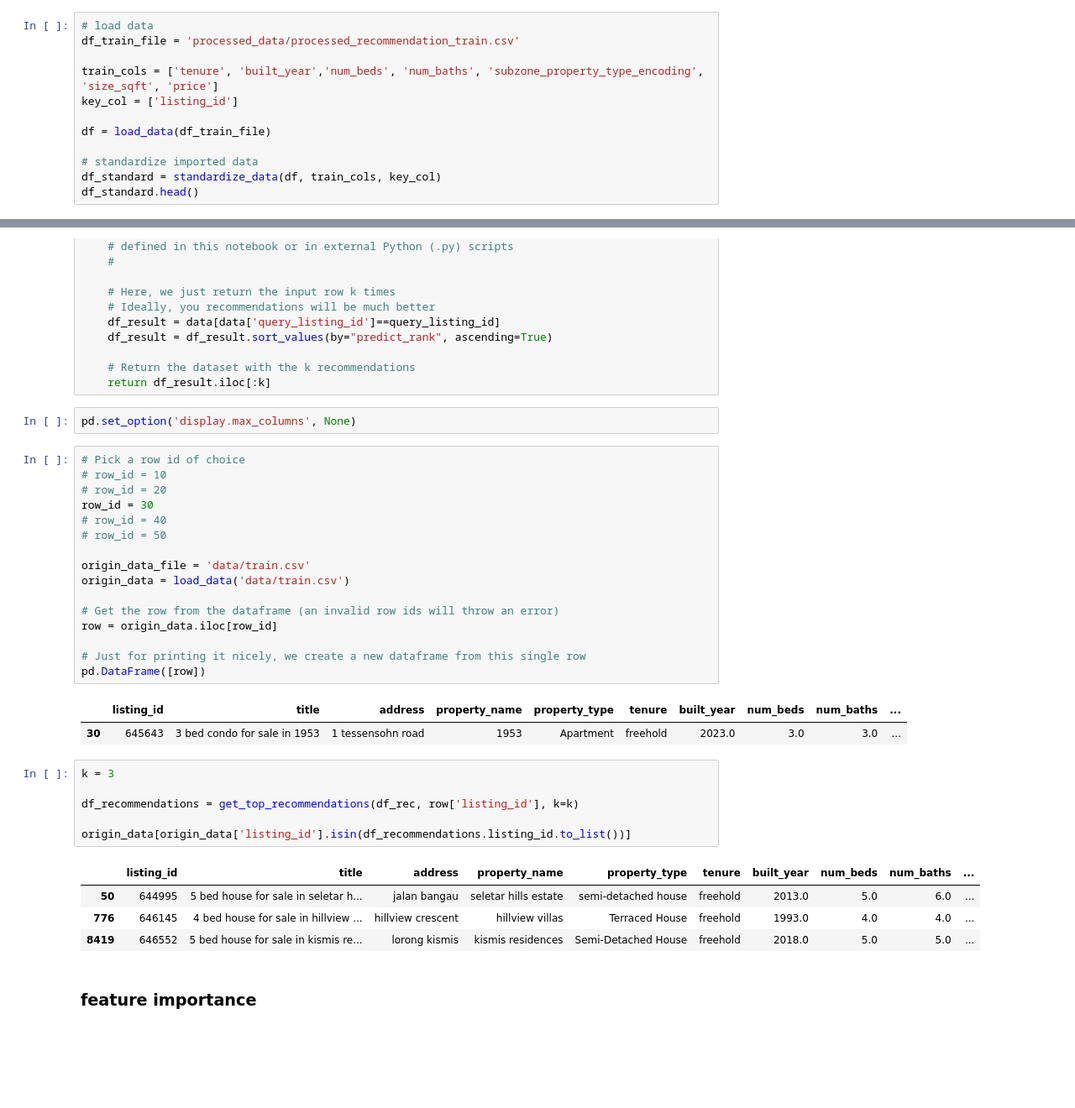
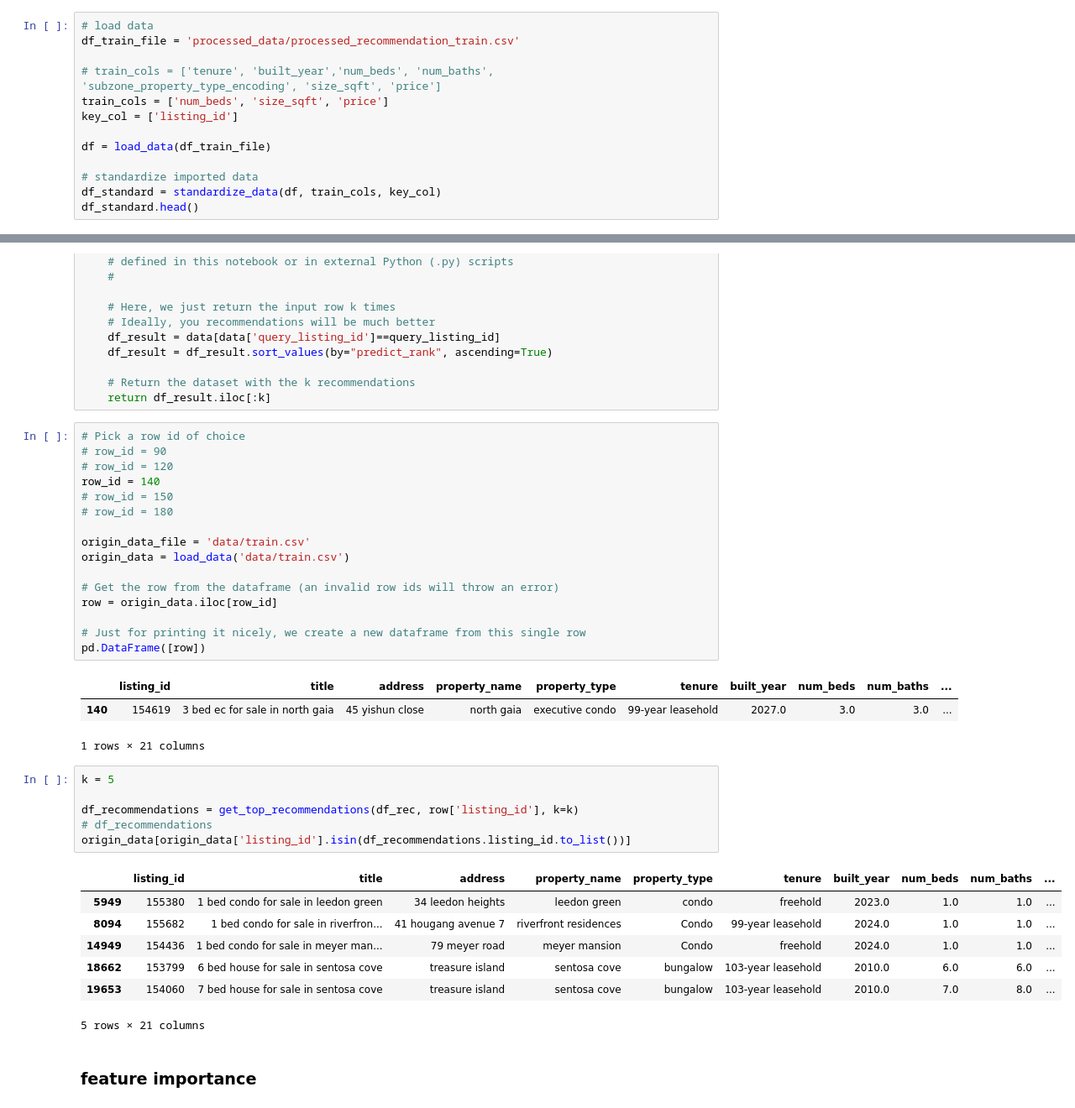
Before and after one commit to PigeonPhobia/no-bylan-regressor, a Jupyter notebook: Task2_Recommendation_Engine.ipynb, the cells around one changed output, grey strips where cells are left out. Shown: that part at 84% size. Drawn from its saved outputs; the diff is of its cells as text; blank space fills up the shorter version.

Commit message:
update recommendation engine and data
1.update recommendation engine: LGBMRanker feature selection
2.data output for later input

```diff
--- a/Task2_Recommendation_Engine.ipynb
+++ b/Task2_Recommendation_Engine.ipynb
@@ -129,7 +129,8 @@ def LGBM_model_training(X_train, y_train, query_train, X_val, y_val, query_val,
 # load data
 df_train_file = 'processed_data/processed_recommendation_train.csv'
 
-train_cols = ['tenure', 'built_year','num_beds', 'num_baths', 'subzone_property_type_encoding', 'size_sqft', 'price']
+# train_cols = ['tenure', 'built_year','num_beds', 'num_baths', 'subzone_property_type_encoding', 'size_sqft', 'price']
+train_cols = ['num_beds', 'size_sqft', 'price']
 key_col = ['listing_id']
 
 df = load_data(df_train_file)
@@ -262,15 +263,13 @@ def get_top_recommendations(data, query_listing_id, k) -> pd.DataFrame:
 
     # Return the dataset with the k recommendations
     return df_result.iloc[:k]
-# %%
-pd.set_option('display.max_columns', None)
 # %%
 # Pick a row id of choice
-# row_id = 10
-# row_id = 20
-row_id = 30
-# row_id = 40
-# row_id = 50
+# row_id = 90
+# row_id = 120
+row_id = 140
+# row_id = 150
+# row_id = 180
 
 origin_data_file = 'data/train.csv'
 origin_data = load_data('data/train.csv')
@@ -282,18 +281,22 @@ row = origin_data.iloc[row_id]
 pd.DataFrame([row])
 # %% [output]
 |  | listing_id | title | address | property_name | property_type | tenure | built_year | num_beds | num_baths | ... |
-| 30 | 645643 | 3 bed condo for sale in 1953 | 1 tessensohn road | 1953 | Apartment | freehold | 2023.0 | 3.0 | 3.0 | ... |
+| 140 | 154619 | 3 bed ec for sale in north gaia | 45 yishun close | north gaia | executive condo | 99-year leasehold | 2027.0 | 3.0 | 3.0 | ... |
+1 rows × 21 columns
 # %%
-k = 3
+k = 5
 
 df_recommendations = get_top_recommendations(df_rec, row['listing_id'], k=k)
-
+# df_recommendations
 origin_data[origin_data['listing_id'].isin(df_recommendations.listing_id.to_list())]
 # %% [output]
 |  | listing_id | title | address | property_name | property_type | tenure | built_year | num_beds | num_baths | ... |
-| 50 | 644995 | 5 bed house for sale in seletar h... | jalan bangau | seletar hills estate | semi-detached house | freehold | 2013.0 | 5.0 | 6.0 | ... |
-| 776 | 646145 | 4 bed house for sale in hillview ... | hillview crescent | hillview villas | Terraced House | freehold | 1993.0 | 4.0 | 4.0 | ... |
-| 8419 | 646552 | 5 bed house for sale in kismis re... | lorong kismis | kismis residences | Semi-Detached House | freehold | 2018.0 | 5.0 | 5.0 | ... |
+| 5949 | 155380 | 1 bed condo for sale in leedon green | 34 leedon heights | leedon green | condo | freehold | 2023.0 | 1.0 | 1.0 | ... |
+| 8094 | 155682 | 1 bed condo for sale in riverfron... | 41 hougang avenue 7 | riverfront residences | Condo | 99-year leasehold | 2024.0 | 1.0 | 1.0 | ... |
+| 14949 | 154436 | 1 bed condo for sale in meyer man... | 79 meyer road | meyer mansion | Condo | freehold | 2024.0 | 1.0 | 1.0 | ... |
+| 18662 | 153799 | 6 bed house for sale in sentosa cove | treasure island | sentosa cove | bungalow | 103-year leasehold | 2010.0 | 6.0 | 6.0 | ... |
+| 19653 | 154060 | 7 bed house for sale in sentosa cove | treasure island | sentosa cove | bungalow | 103-year leasehold | 2010.0 | 7.0 | 8.0 | ... |
+5 rows × 21 columns
 # %% [markdown]
 ### feature importance
 # %%
```
Also changed, not shown: parts of 4 cells of this notebook, 2 other files.
